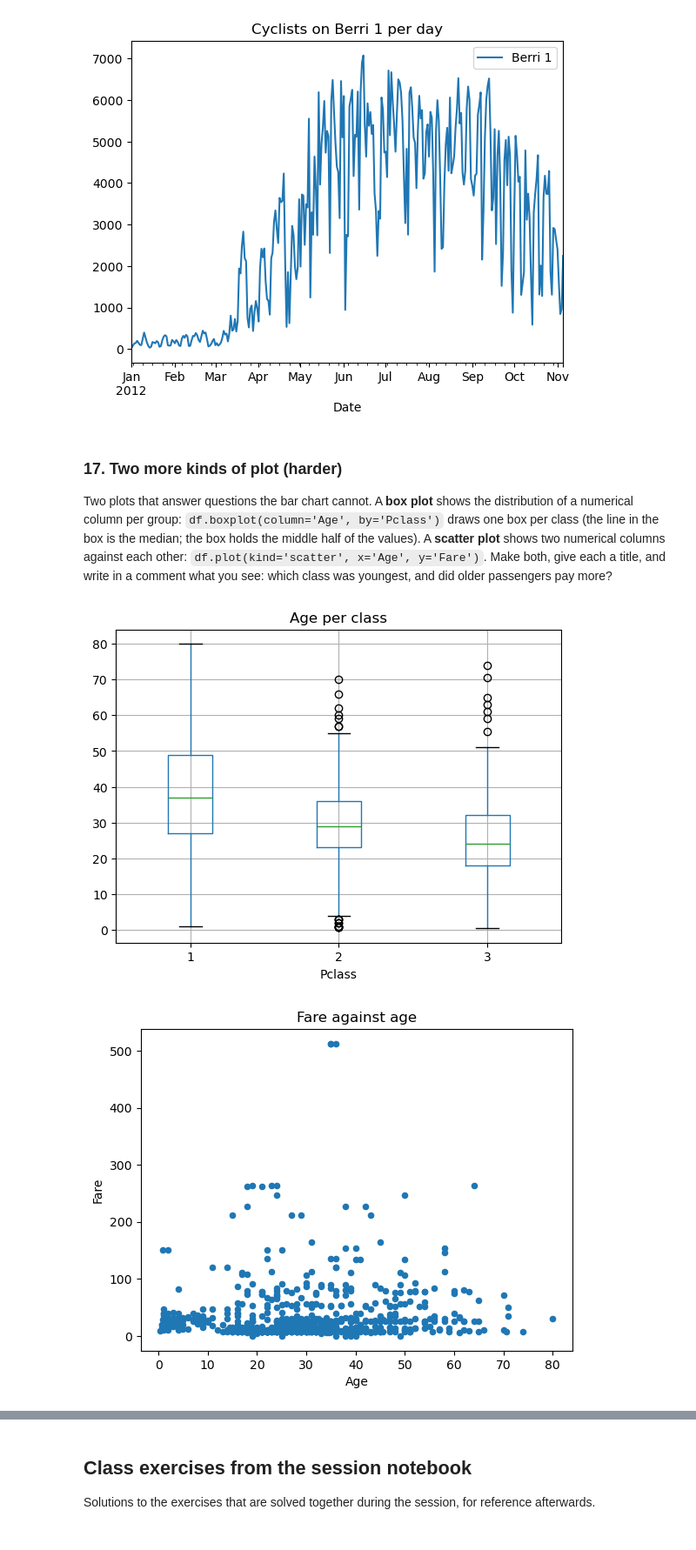
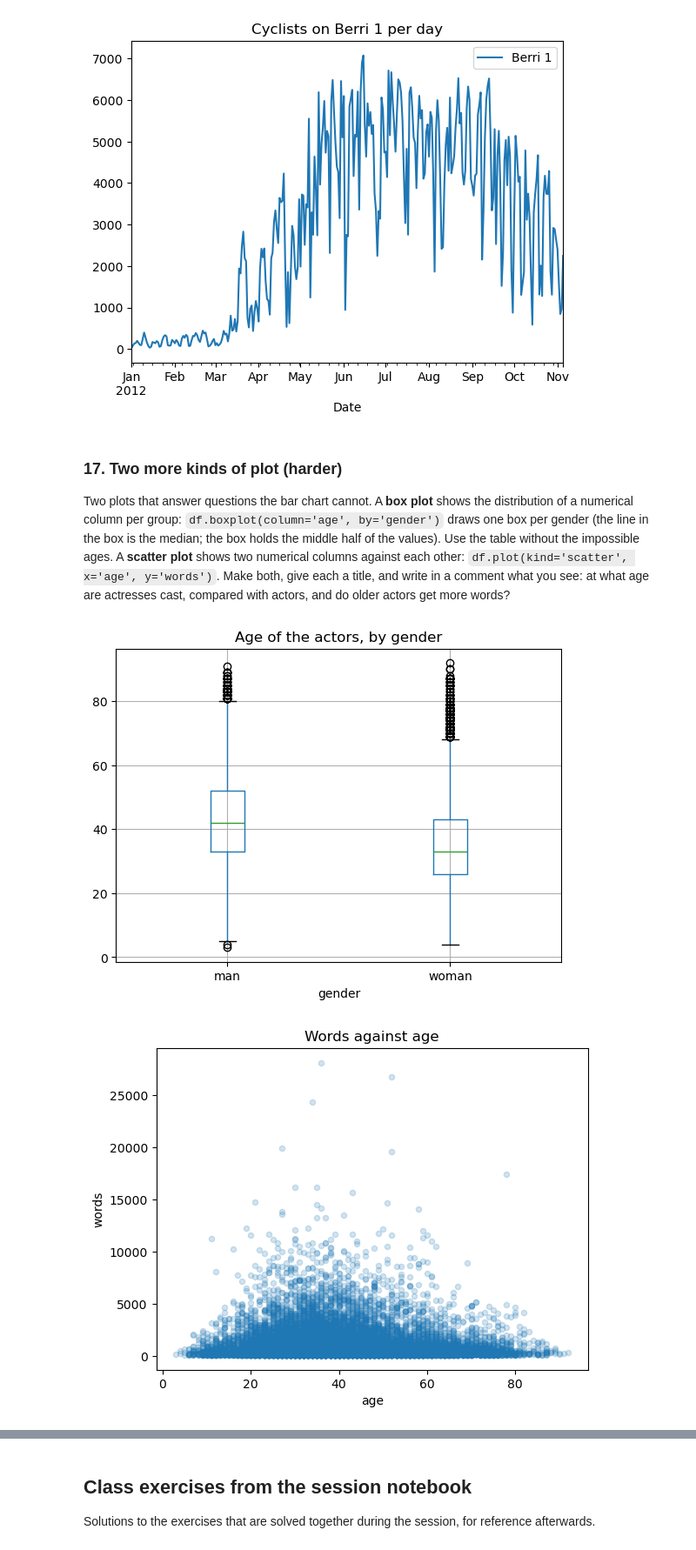
Before and after one commit to LemmensJens/dtaantwerp26-27.github.io, a Jupyter notebook: exercises/solutions/13_SOL_Pandas.ipynb, the cells around one changed output, grey strips where cells are left out. Shown at 87% size. Cells and saved outputs as stored; diff of their text form; code cells hidden in the pictures.

```diff
--- a/exercises/solutions/13_SOL_Pandas.ipynb
+++ b/exercises/solutions/13_SOL_Pandas.ipynb
@@ -177,4 +169,0 @@ Every name contains a title (*Mr.*, *Mrs.*, *Miss.*, *Master.*, ...) between the
-# %%
-df['Title'] = df['Name'].str.split(', ').str[1].str.split('.').str[0]
-print(df['Title'].value_counts())
-print(df['Title'].nunique())
@@ -201,0 +174,5 @@ Name: count, dtype: int64
+# %%
+print(df['title'].str.startswith('The ').sum())
+print(df.loc[df['title'].str.len().idxmax(), 'title'])
+df['title_words'] = df['title'].str.split().str.len()
+print(df.groupby('decade')['title_words'].mean().round(2))
@@ -207,11 +199,13 @@ Write a function `age_group(age)` that returns `'child'` for ages under 12, `'ad
 def age_group(age):
     if pd.isna(age):
         return 'unknown'
-    if age < 12:
-        return 'child'
-    return 'adult'
+    if age < 30:
+        return 'under 30'
+    if age < 50:
+        return '30-49'
+    return '50 and over'
 
-df['AgeGroup'] = df['Age'].apply(age_group)
-print(df['AgeGroup'].value_counts())
-print(df.groupby('AgeGroup')['Survived'].mean().round(3))
+df['age_group'] = df['age'].apply(age_group)
+print(df['age_group'].value_counts())
+print(df.groupby('age_group')['words'].mean().round(0))
 # %% [output]
@@ -232,6 +228,7 @@ Which class has the most passengers with an unknown age? Make a mask with `.isna
 # %%
-print(df[df['Age'].isna()]['Pclass'].value_counts())
-print(df.groupby('Pclass')['Age'].mean())
-print(df.dropna(subset=['Age']).groupby('Pclass')['Age'].mean())
+df['age_missing'] = df['age'].isna()
+print(df.groupby('gender')['age_missing'].mean().round(3))
+print(df.groupby('gender')['age'].mean().round(1))
+print(df.dropna(subset=['age']).groupby('gender')['age'].mean().round(1))
 # .mean() skips missing values anyway, so dropping the rows changes nothing for the average.
 # %% [output]
@@ -363,18 +357,21 @@ plt.show()
 # %% [markdown]
 ### 17. Two more kinds of plot (harder)
 
-Two plots that answer questions the bar chart cannot. A **box plot** shows the distribution of a numerical column per group: `df.boxplot(column='Age', by='Pclass')` draws one box per class (the line in the box is the median; the box holds the middle half of the values). A **scatter plot** shows two numerical columns against each other: `df.plot(kind='scatter', x='Age', y='Fare')`. Make both, give each a title, and write in a comment what you see: which class was youngest, and did older passengers pay more?
+Two plots that answer questions the bar chart cannot. A **box plot** shows the distribution of a numerical column per group: `df.boxplot(column='age', by='gender')` draws one box per gender (the line in the box is the median; the box holds the middle half of the values). Use the table without the impossible ages. A **scatter plot** shows two numerical columns against each other: `df.plot(kind='scatter', x='age', y='words')`. Make both, give each a title, and write in a comment what you see: at what age are actresses cast, compared with actors, and do older actors get more words?
 # %%
-df.boxplot(column='Age', by='Pclass')
-plt.title('Age per class')
+clean = df[df['age'] < 100]
+
+clean.boxplot(column='age', by='gender')
+plt.title('Age of the actors, by gender')
 plt.suptitle('')          # removes the automatic second title
 plt.show()
 
-df.plot(kind='scatter', x='Age', y='Fare')
-plt.title('Fare against age')
+clean.plot(kind='scatter', x='age', y='words', alpha=0.2)
+plt.title('Words against age')
 plt.show()
-# Third class was youngest (median 24, against 29 and 37). Age and fare are hardly related:
-# the expensive fares are spread over all ages; the class, not the age, decides the fare.
+# Women are cast younger (median 33 against 42 for men) and their ages are packed more tightly.
+# Words hardly depend on age: the big parts are spread over all ages, with most characters,
+# of any age, speaking few words.
 # %% [output]
-[figure, old version]
+[figure, new version]
-[figure, old version]
+[figure, new version]
```
Also changed, not shown: parts of 42 cells of this notebook, 5 other files.
